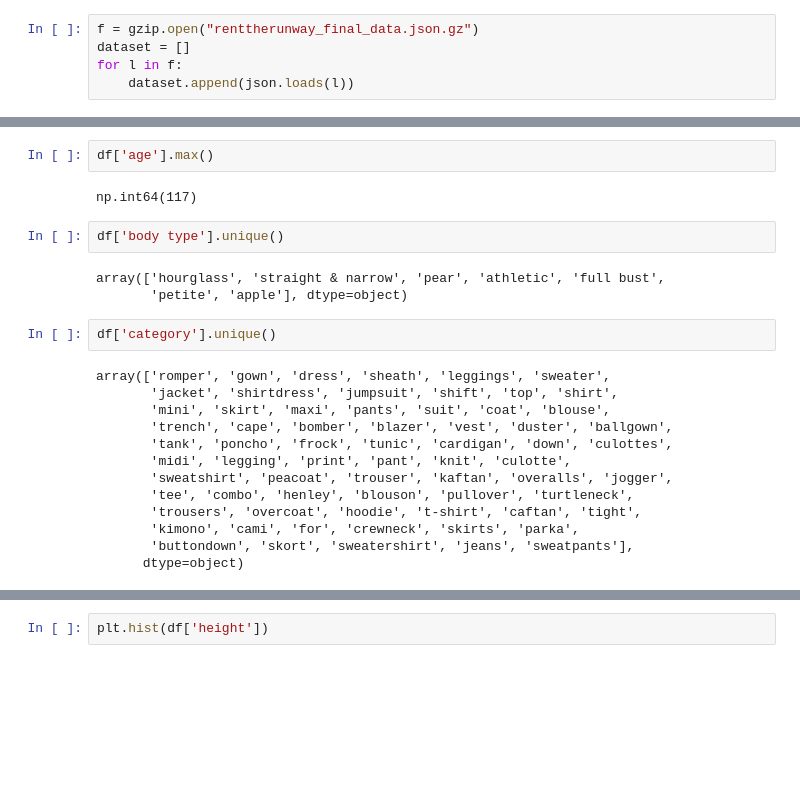
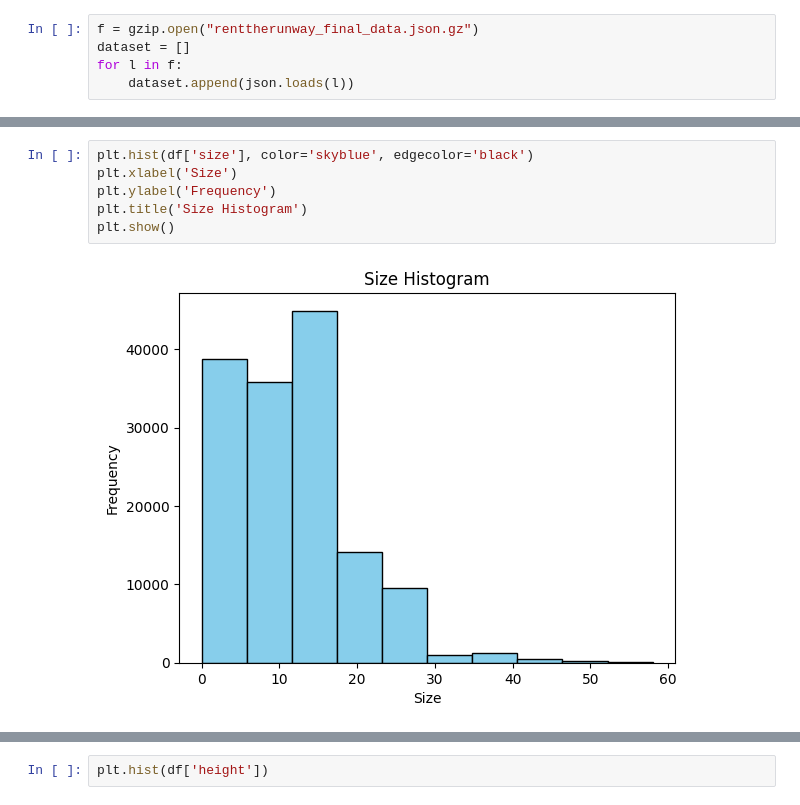
Before and after one commit to mofuwu/cse158_assignment2, a Jupyter notebook: assignment2_sahana.ipynb, the cells around one changed output, grey strips where cells are left out. Cells and saved outputs as stored; diff of their text form; blank space fills up the shorter version.

```diff
--- a/assignment2_sahana.ipynb
+++ b/assignment2_sahana.ipynb
@@ -79,26 +76,10 @@ plt.show()
 # %% [output]
 [figure]
 # %%
-df['age'].max()
+plt.hist(df['size'], color='skyblue', edgecolor='black')
+plt.xlabel('Size')
+plt.ylabel('Frequency')
+plt.title('Size Histogram')
+plt.show()
 # %% [output]
-np.int64(117)
+[figure, added]
-# %%
-df['body type'].unique()
-# %% [output]
-array(['hourglass', 'straight & narrow', 'pear', 'athletic', 'full bust',
-       'petite', 'apple'], dtype=object)
-# %%
-df['category'].unique()
-# %% [output]
-array(['romper', 'gown', 'dress', 'sheath', 'leggings', 'sweater',
-       'jacket', 'shirtdress', 'jumpsuit', 'shift', 'top', 'shirt',
-       'mini', 'skirt', 'maxi', 'pants', 'suit', 'coat', 'blouse',
-       'trench', 'cape', 'bomber', 'blazer', 'vest', 'duster', 'ballgown',
-       'tank', 'poncho', 'frock', 'tunic', 'cardigan', 'down', 'culottes',
-       'midi', 'legging', 'print', 'pant', 'knit', 'culotte',
-       'sweatshirt', 'peacoat', 'trouser', 'kaftan', 'overalls', 'jogger',
-       'tee', 'combo', 'henley', 'blouson', 'pullover', 'turtleneck',
-       'trousers', 'overcoat', 'hoodie', 't-shirt', 'caftan', 'tight',
-       'kimono', 'cami', 'for', 'crewneck', 'skirts', 'parka',
-       'buttondown', 'skort', 'sweatershirt', 'jeans', 'sweatpants'],
-      dtype=object)
```
Also changed, not shown: parts of 11 cells of this notebook.
